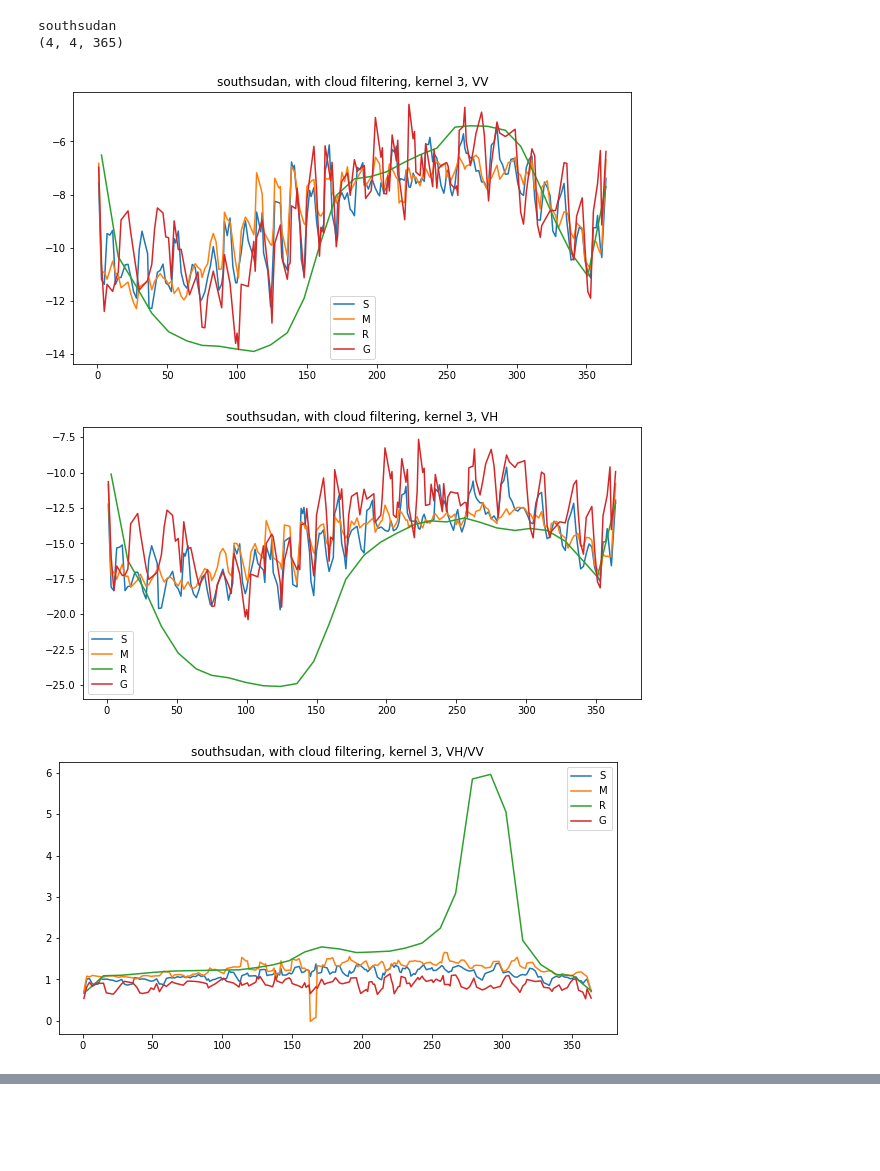
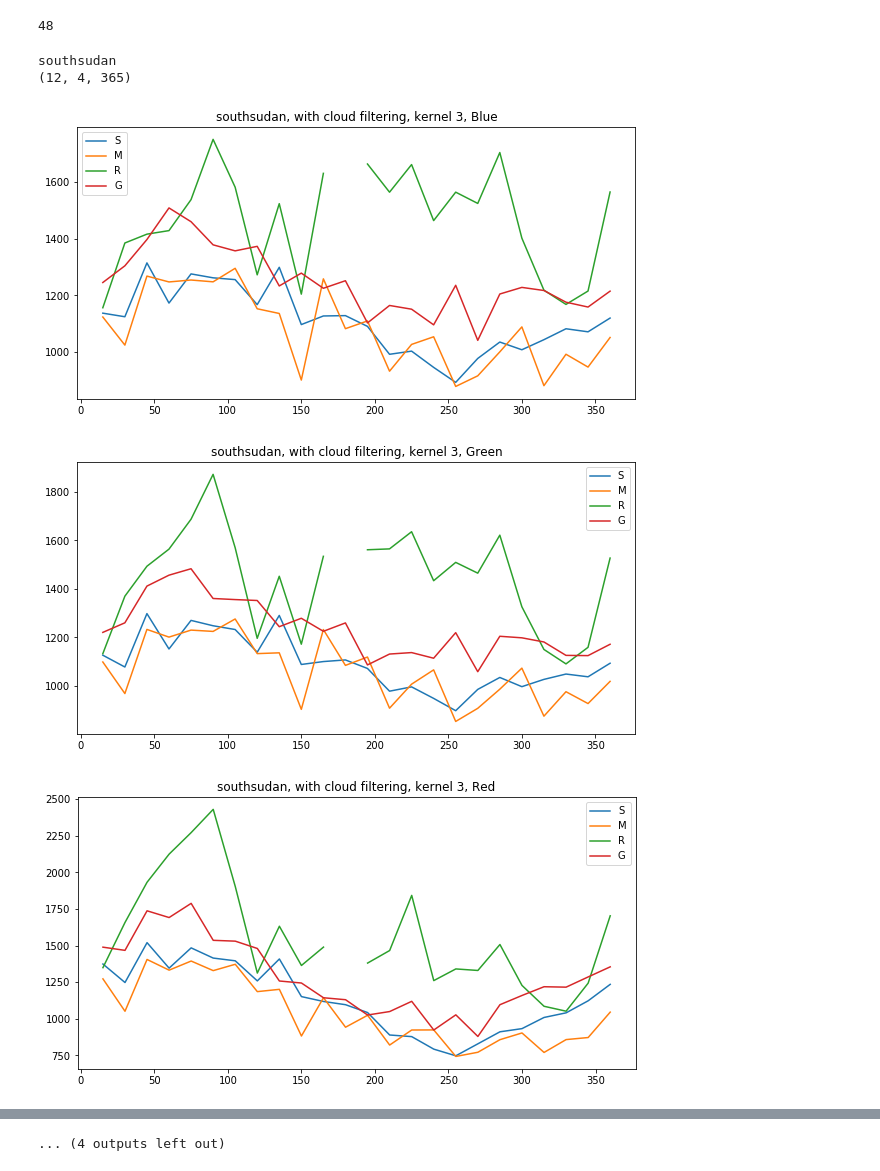
Before and after one commit to roserustowicz/crop-type-mapping, a Jupyter notebook: notebooks/get_band_percrop_stats.ipynb, the cells around one changed output, grey strips where cells are left out. Drawn from its saved outputs; the diff is of its cells as text; code cells hidden in the pictures; blank space fills up the shorter version.

```diff
--- a/notebooks/get_band_percrop_stats.ipynb
+++ b/notebooks/get_band_percrop_stats.ipynb
@@ -95,12 +85,12 @@ args = train_parser.parse_args(['--epochs', str(1),
                                 #'--country', 'tanzania',
                                 #'--hdf5_filepath', '/home/roserustowicz/croptype_data_local/data/tanzania/data.hdf5',
                                 #'--grid_dir', '/home/roserustowicz/croptype_data_local/data/tanzania',
-                                #'--country', 'southsudan',
-                                #'--hdf5_filepath', '/home/roserustowicz/croptype_data_local/data/southsudan/data.hdf5',
-                                #'--grid_dir', '/home/roserustowicz/croptype_data_local/data/southsudan',
-                                '--country', 'ghana',
-                                '--hdf5_filepath', '/home/roserustowicz/croptype_data_local/data/ghana/data.hdf5',
-                                '--grid_dir', '/home/roserustowicz/croptype_data_local/data/ghana',
+                                '--country', 'southsudan',
+                                '--hdf5_filepath', '/home/roserustowicz/croptype_data_local/data/southsudan/data.hdf5',
+                                '--grid_dir', '/home/roserustowicz/croptype_data_local/data/southsudan',
+                                #'--country', 'ghana',
+                                #'--hdf5_filepath', '/home/roserustowicz/croptype_data_local/data/ghana/data.hdf5',
+                                #'--grid_dir', '/home/roserustowicz/croptype_data_local/data/ghana',
                                 '--batch_size', str(1),
                                 '--hidden_dims', str(4),
                                 '--crnn_num_layers', str(1),
@@ -141,32 +134,46 @@ means[DOY_counts == 0] = 0
 stds = np.sqrt( (DOY_sums_sqd / (DOY_counts)) - (DOY_sums / (DOY_counts))**2 )
 stds[DOY_counts == 0] = 0
 # %%
+num_days_to_aggregate = 15
+
 # Define kernel for convolution
-kernel = np.ones((3,))
-kernel /= np.sum(kernel)
+#kernel = np.ones((3,))
+#kernel /= np.sum(kernel)
 
 stats = {}
 days = np.array(list(range(365)))
 
 mean_stats = []
 std_stats = []
+doy_idxs = list(range(0, 365, num_days_to_aggregate))
 
 for class_idx in range(means.shape[1]):
     for band_idx in range(means.shape[0]):
-        tmp_class_means = means[band_idx, class_idx, :]
+        tmp_class_means = means[band_idx, class_idx, :] # 365
+        class_means = []
+        for doy_idx in range(1, len(doy_idxs)):
 
-        stats[f'mean_c{class_idx}_b{band_idx}'] = tmp_class_means[tmp_class_means != 0]
-        stats[f'days_c{class_idx}_b{band_idx}'] = days[tmp_class_means != 0]
-        stats[f'stds_c{class_idx}_b{band_idx}'] = stds[band_idx, class_idx, :][tmp_class_means != 0]
-        stats[f'smooth_c{class_idx}_b{band_idx}'] = np.convolve(stats[f'mean_c{class_idx}_b{band_idx}'],
-                                                                kernel, mode='same')
-        stats[f'interp_c{class_idx}_b{band_idx}'] = np.interp(list(range(365)),
-                                                              stats[f'days_c{class_idx}_b{band_idx}'],
-                                                              stats[f'mean_c{class_idx}_b{band_idx}'])
+            cur_means_doyrange = means[band_idx, class_idx, doy_idxs[doy_idx-1]:doy_idxs[doy_idx]] # 365
+            cur_means_nonzero = cur_means_doyrange[cur_means_doyrange != 0]
+            class_means.append(np.mean(cur_means_nonzero))
+
+        stats[f'mean_c{class_idx}_b{band_idx}'] = class_means
+        stats[f'days_c{class_idx}_b{band_idx}'] = doy_idxs[1:]
+
+        #stats[f'mean_c{class_idx}_b{band_idx}'] = tmp_class_means[tmp_class_means != 0]
+        #stats[f'days_c{class_idx}_b{band_idx}'] = days[tmp_class_means != 0]
+        #stats[f'stds_c{class_idx}_b{band_idx}'] = stds[band_idx, class_idx, :][tmp_class_means != 0]
+        #stats[f'smooth_c{class_idx}_b{band_idx}'] = np.convolve(stats[f'mean_c{class_idx}_b{band_idx}'],
+        #                                                    kernel, mode='same')
+        #stats[f'interp_c{class_idx}_b{band_idx}'] = np.interp(list(range(365)),
+        #                                                  stats[f'days_c{class_idx}_b{band_idx}'],
+        #                                                  stats[f'mean_c{class_idx}_b{band_idx}'])
         mean_stats.append(tmp_class_means[tmp_class_means != 0])
         std_stats.append(stds[band_idx, class_idx, :][tmp_class_means != 0])
 
 print(len(mean_stats))
+# %% [output]
+48
 # %%
 country = args.country
 
@@ -177,7 +184,7 @@ if country == 'ghana':
 elif country == 'southsudan':
     leg = 'SMRG' # sorghum, maize, rice, groundnut
 elif country == 'tanzania':
-    leg = 'MBSC' # maize, mean, sunflower, chickpeas
+    leg = 'MBSCW' # maize, mean, sunflower, chickpeas
 
 print(means.shape)
 s1_bands = {'0': 'VV', '1': 'VH', '2': 'VH/VV', '3': 'DOY'}
@@ -195,39 +202,41 @@ for band_idx in range(means.shape[0]):
     for class_idx in range(means.shape[1]):
         #plt.figure(figsize=(10, 5));
         #plt.title(country + ' ' + band_dict[str(band_idx)] + ' class ' + str(class_idx))    #plt.plot(stats[f'days_c{class_idx}_b{band_idx}'], stats[f'stds_c{class_idx}_b{band_idx}'])
-        #plt.plot(stats[f'days_c{class_idx}_b{band_idx}'], stats[f'mean_c{class_idx}_b{band_idx}'])
-        plt.plot(stats[f'days_c{class_idx}_b{band_idx}'], stats[f'smooth_c{class_idx}_b{band_idx}'])
+        plt.plot(stats[f'days_c{class_idx}_b{band_idx}'], stats[f'mean_c{class_idx}_b{band_idx}'])
+        #plt.plot(stats[f'days_c{class_idx}_b{band_idx}'], stats[f'smooth_c{class_idx}_b{band_idx}'])
         #plt.plot(list(range(365)), stats[f'interp_c{class_idx}_b{band_idx}'])
         plt.legend(leg)
 
 # Plot other indices
 if args.use_s2 == True:
     # NDVI = (NIR - R) / (NIR + R)
     plt.figure(figsize=(10,5))
     plt.title(country + ' NDVI')
     for class_idx in range(means.shape[1]):
-        ndvi = (stats[f'smooth_c{class_idx}_b6'] - stats[f'smooth_c{class_idx}_b2']) / (stats[f'smooth_c{class_idx}_b6'] + stats[f'smooth_c{class_idx}_b2'])
+        #ndvi = (stats[f'smooth_c{class_idx}_b6'] - stats[f'smooth_c{class_idx}_b2']) / (stats[f'smooth_c{class_idx}_b6'] + stats[f'smooth_c{class_idx}_b2'])
+        ndvi = (np.array(stats[f'mean_c{class_idx}_b6']) - np.array(stats[f'mean_c{class_idx}_b2'])) / (np.array(stats[f'mean_c{class_idx}_b6']) + np.array(stats[f'mean_c{class_idx}_b2']))
         plt.plot(stats[f'days_c{class_idx}_b6'], ndvi)
         plt.legend(leg)
 
     # GCVI = ( NIR / G ) - 1
     plt.figure(figsize=(10,5))
     plt.title(country + ' GCVI')
     for class_idx in range(means.shape[1]):
-        gcvi = stats[f'smooth_c{class_idx}_b6'] / stats[f'smooth_c{class_idx}_b1'] - 1
+        #gcvi = stats[f'smooth_c{class_idx}_b6'] / stats[f'smooth_c{class_idx}_b1'] - 1
+        gcvi = np.array(stats[f'mean_c{class_idx}_b6']) / np.array(stats[f'mean_c{class_idx}_b1']) - 1
         plt.plot(stats[f'days_c{class_idx}_b6'], gcvi)
         plt.legend(leg)
 
     # EVI = 2.5 (NIR - R) / (NIR + 6 R - 7.5 B + 1)
     plt.figure(figsize=(10,5))
     plt.title(country + ' EVI')
     for class_idx in range(means.shape[1]):
-        evi = 2.5 * (stats[f'smooth_c{class_idx}_b6'] - stats[f'smooth_c{class_idx}_b2']) / (stats[f'smooth_c{class_idx}_b6'] + 6*stats[f'smooth_c{class_idx}_b2'] - 7.5 * stats[f'smooth_c{class_idx}_b0'] + 1)
+        evi = 2.5 * (np.array(stats[f'mean_c{class_idx}_b6']) - np.array(stats[f'mean_c{class_idx}_b2'])) / (np.array(stats[f'mean_c{class_idx}_b6']) + 6*np.array(stats[f'mean_c{class_idx}_b2']) - 7.5 * np.array(stats[f'mean_c{class_idx}_b0']) + 1)
         plt.plot(stats[f'days_c{class_idx}_b6'], evi)
         plt.legend(leg)
 # %% [output]
 southsudan
-(4, 4, 365)
+(12, 4, 365)
-[figure, old version]
+[figure, new version]
-[figure, old version]
+[figure, new version]
-[figure, old version]
+[figure, new version]
@@ -234,0 +251 @@ southsudan
+... (4 outputs left out)
```
Also changed, not shown: parts of 4 cells of this notebook, 5 other files.
